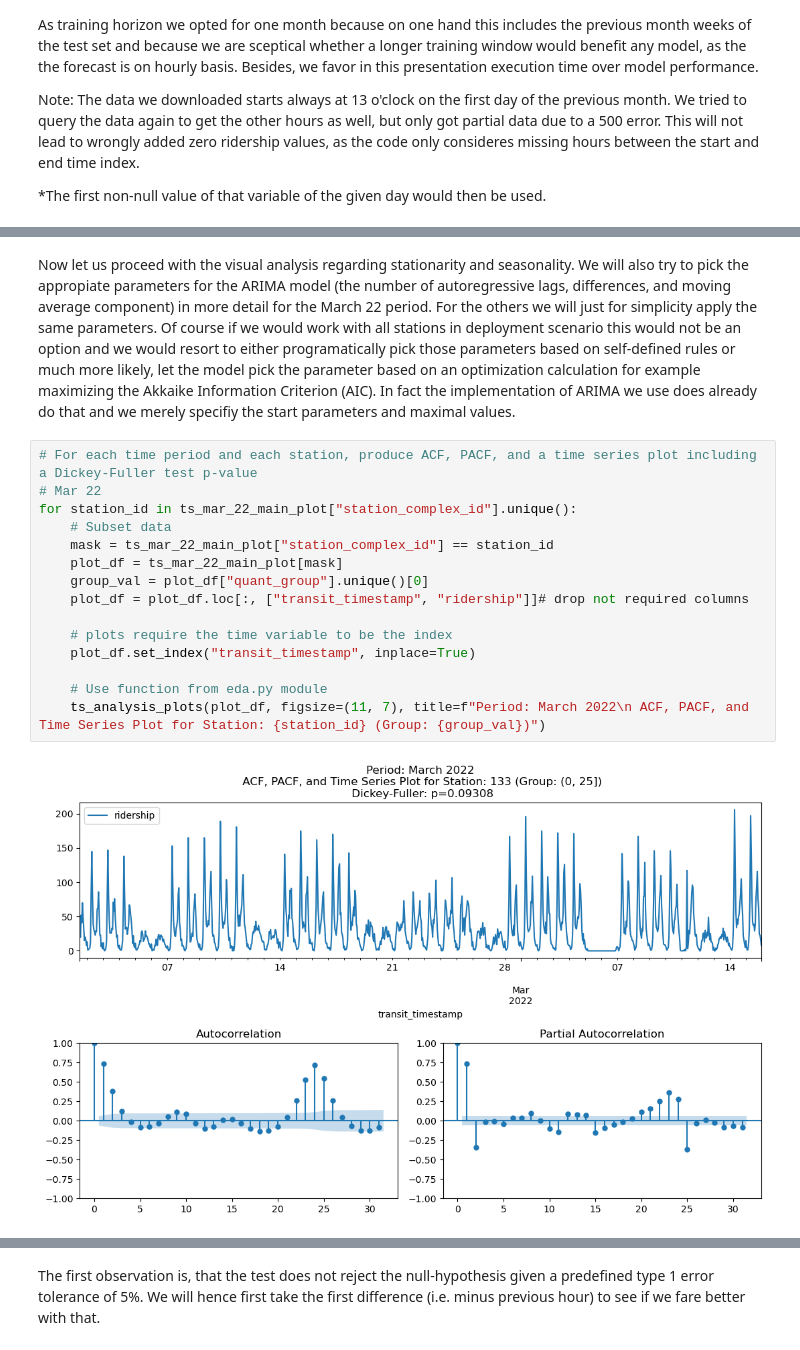
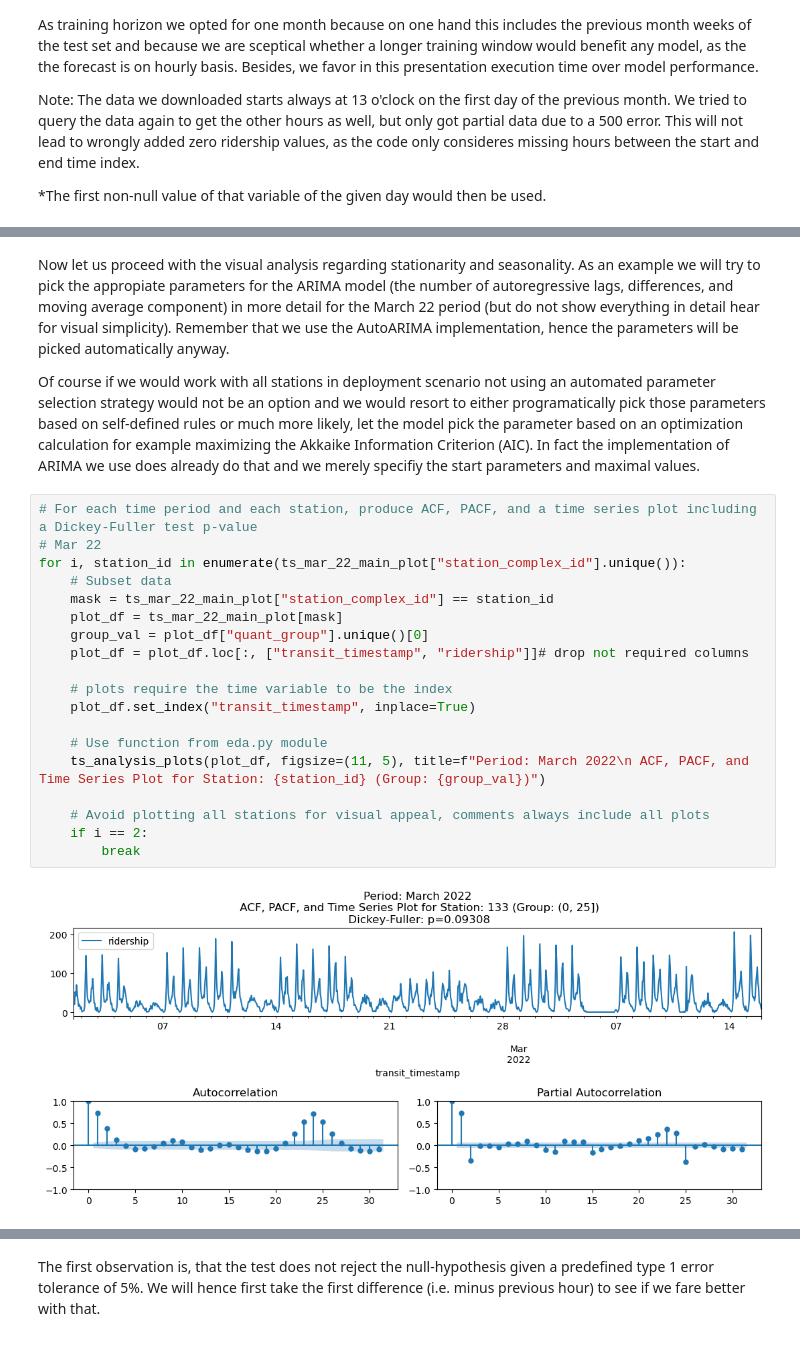
Before and after one commit to TaTo0101/NY_subway_ridership_forecasting, a Jupyter notebook: notebooks/jet_ds_challenge_pres.ipynb, the cells around one changed output, grey strips where cells are left out. Cells and saved outputs as stored; diff of their text form.

```diff
--- a/notebooks/jet_ds_challenge_pres.ipynb
+++ b/notebooks/jet_ds_challenge_pres.ipynb
@@ -660,19 +726,25 @@ The option to add_zeros is set to True. Will add zero ridership rows to missing
 # %% [markdown]
-Now let us proceed with the visual analysis regarding stationarity and seasonality. We will also try to pick the appropiate parameters for the ARIMA model (the number of autoregressive lags, differences, and moving average component) in more detail for the March 22 period. For the others we will just for simplicity apply the same parameters. Of course if we would work with all stations in deployment scenario this would not be an option and we would resort to either programatically pick those parameters based on self-defined rules or much more likely, let the model pick the parameter based on an optimization calculation for example maximizing the Akkaike Information Criterion (AIC). In fact the implementation of ARIMA we use does already do that and we merely specifiy the start parameters and maximal values.
+Now let us proceed with the visual analysis regarding stationarity and seasonality. As an example we will try to pick the appropiate parameters for the ARIMA model (the number of autoregressive lags, differences, and moving average component) in more detail for the March 22 period (but do not show everything in detail hear for visual simplicity). Remember that we use the AutoARIMA implementation, hence the parameters will be picked automatically anyway.
+
+Of course if we would work with all stations in deployment scenario not using an automated parameter selection strategy would not be an option and we would resort to either programatically pick those parameters based on self-defined rules or much more likely, let the model pick the parameter based on an optimization calculation for example maximizing the Akkaike Information Criterion (AIC). In fact the implementation of ARIMA we use does already do that and we merely specifiy the start parameters and maximal values.
 # %%
 # For each time period and each station, produce ACF, PACF, and a time series plot including a Dickey-Fuller test p-value
 # Mar 22
-for station_id in ts_mar_22_main_plot["station_complex_id"].unique():
+for i, station_id in enumerate(ts_mar_22_main_plot["station_complex_id"].unique()):
     # Subset data
     mask = ts_mar_22_main_plot["station_complex_id"] == station_id
     plot_df = ts_mar_22_main_plot[mask]
     group_val = plot_df["quant_group"].unique()[0]
     plot_df = plot_df.loc[:, ["transit_timestamp", "ridership"]]# drop not required columns
 
     # plots require the time variable to be the index
     plot_df.set_index("transit_timestamp", inplace=True)
 
     # Use function from eda.py module
-    ts_analysis_plots(plot_df, figsize=(11, 7), title=f"Period: March 2022\n ACF, PACF, and Time Series Plot for Station: {station_id} (Group: {group_val})")
+    ts_analysis_plots(plot_df, figsize=(11, 5), title=f"Period: March 2022\n ACF, PACF, and Time Series Plot for Station: {station_id} (Group: {group_val})")
+
+    # Avoid plotting all stations for visual appeal, comments always include all plots
+    if i == 2:
+        break
 # %% [output]
-[figure, old version]
+[figure, new version]
```
Also changed, not shown: parts of 61 cells of this notebook, 3 other files.
